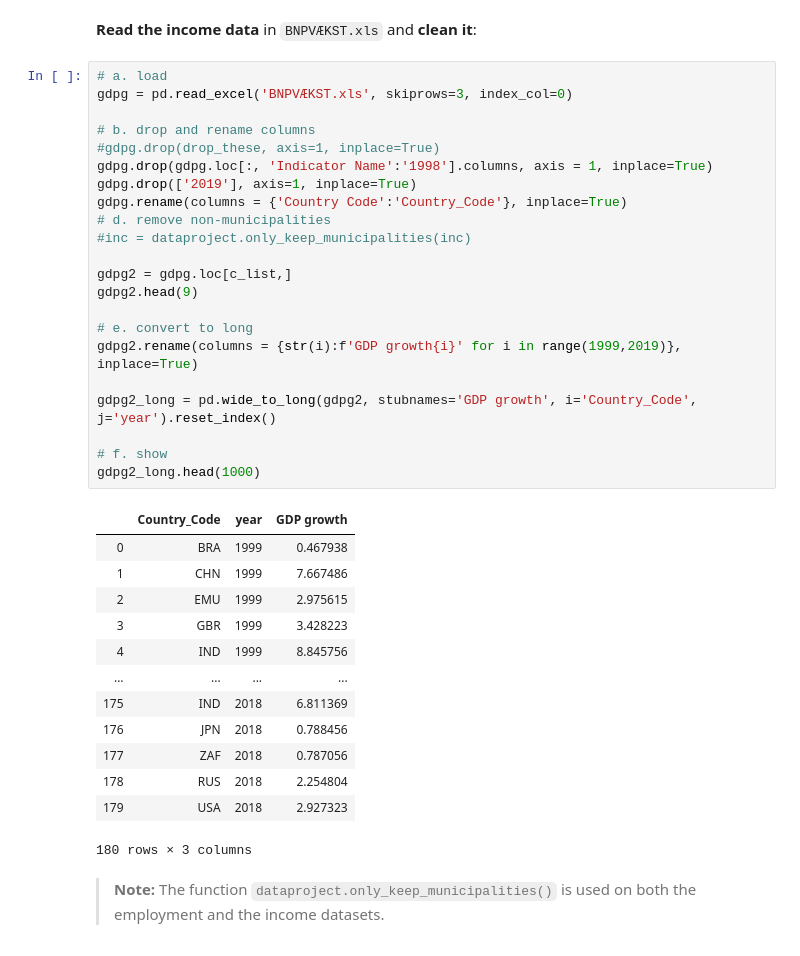
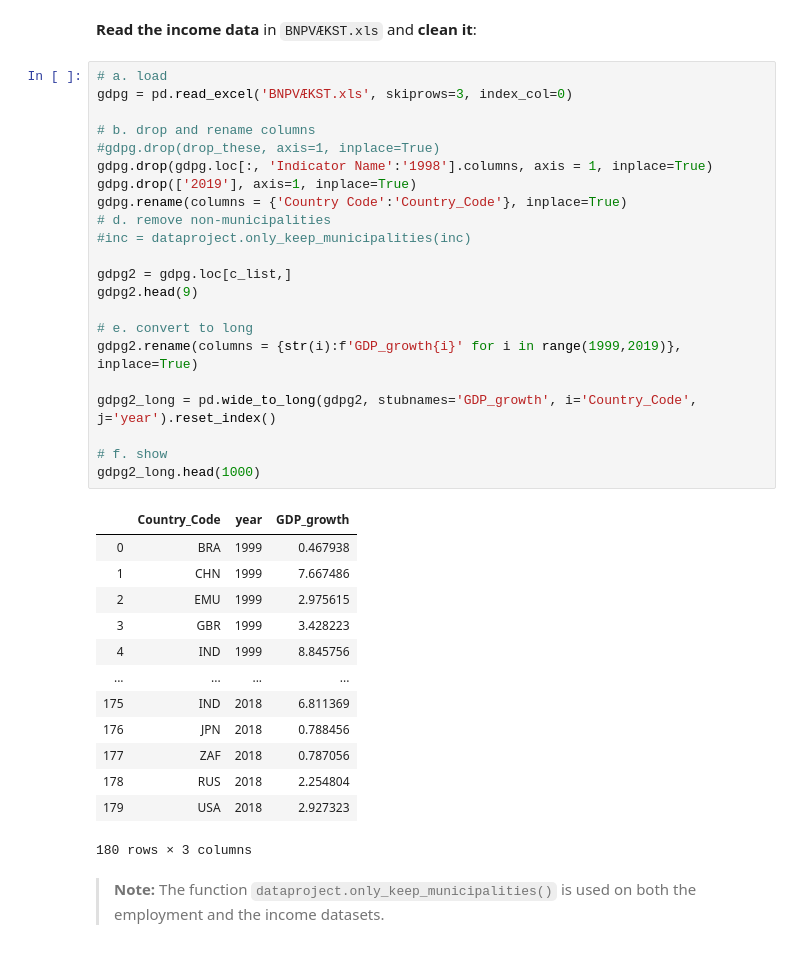
Before and after one commit to NumEconCopenhagen/projects-2020-matrixgymnasterne, a Jupyter notebook: dataproject/dataproject.ipynb, the cells around one changed output. Drawn from its saved outputs; the diff is of its cells as text.

```diff
--- a/dataproject/dataproject.ipynb
+++ b/dataproject/dataproject.ipynb
@@ -112,27 +114,27 @@ er2_long.head(1000)
 # %%
 # a. load
 gdpg = pd.read_excel('BNPVÆKST.xls', skiprows=3, index_col=0)
 
 # b. drop and rename columns
 #gdpg.drop(drop_these, axis=1, inplace=True)
 gdpg.drop(gdpg.loc[:, 'Indicator Name':'1998'].columns, axis = 1, inplace=True)
 gdpg.drop(['2019'], axis=1, inplace=True)
 gdpg.rename(columns = {'Country Code':'Country_Code'}, inplace=True)
 # d. remove non-municipalities
 #inc = dataproject.only_keep_municipalities(inc)
 
 gdpg2 = gdpg.loc[c_list,]
 gdpg2.head(9)
 
 # e. convert to long
-gdpg2.rename(columns = {str(i):f'GDP growth{i}' for i in range(1999,2019)}, inplace=True)
+gdpg2.rename(columns = {str(i):f'GDP_growth{i}' for i in range(1999,2019)}, inplace=True)
 
-gdpg2_long = pd.wide_to_long(gdpg2, stubnames='GDP growth', i='Country_Code', j='year').reset_index()
+gdpg2_long = pd.wide_to_long(gdpg2, stubnames='GDP_growth', i='Country_Code', j='year').reset_index()
 
 # f. show
 gdpg2_long.head(1000)
 # %% [output]
-|  | Country_Code | year | GDP growth |
+|  | Country_Code | year | GDP_growth |
 | 0 | BRA | 1999 | 0.467938 |
 | 1 | CHN | 1999 | 7.667486 |
 | 2 | EMU | 1999 | 2.975615 |
```
Also changed, not shown: parts of 10 cells of this notebook.
